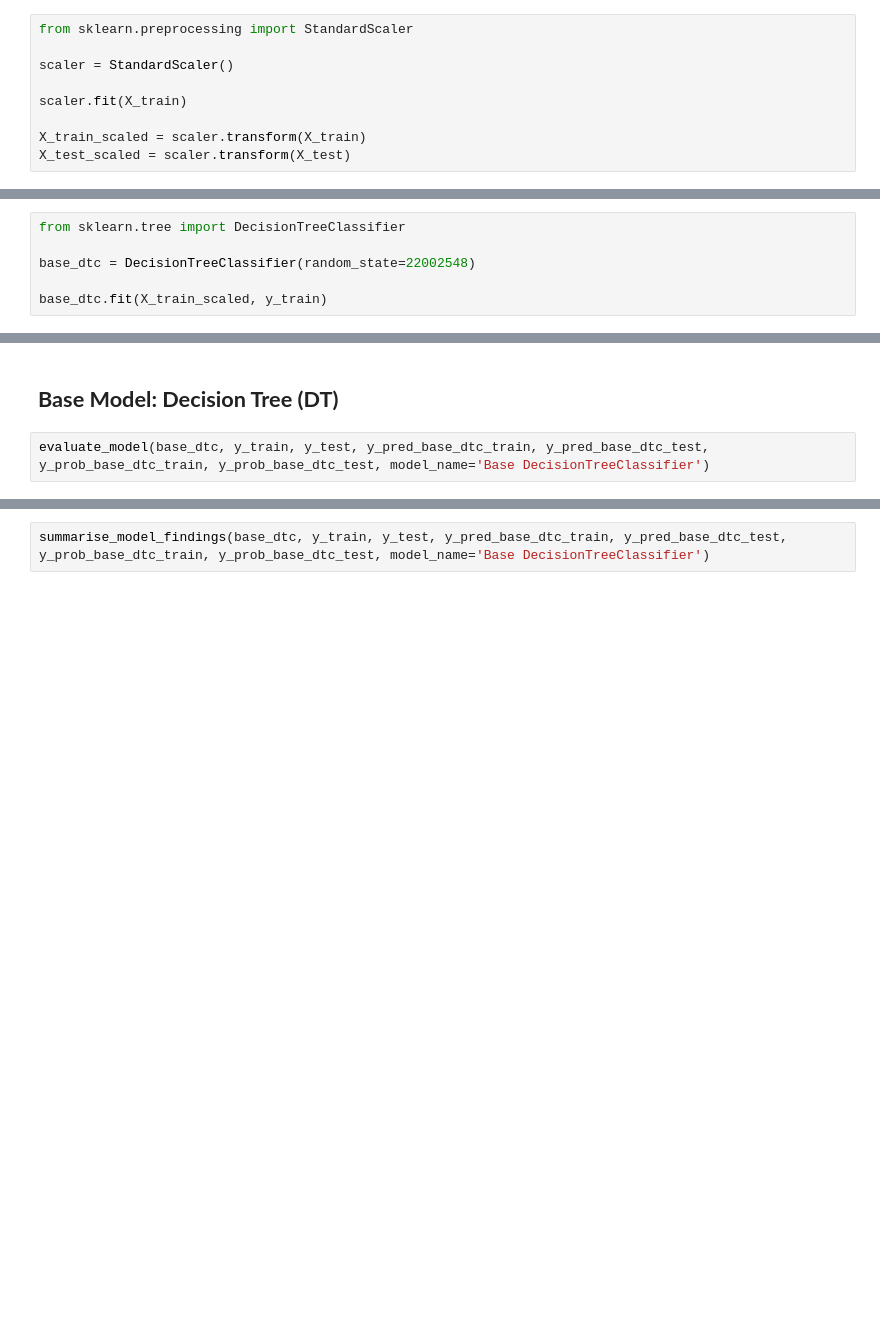
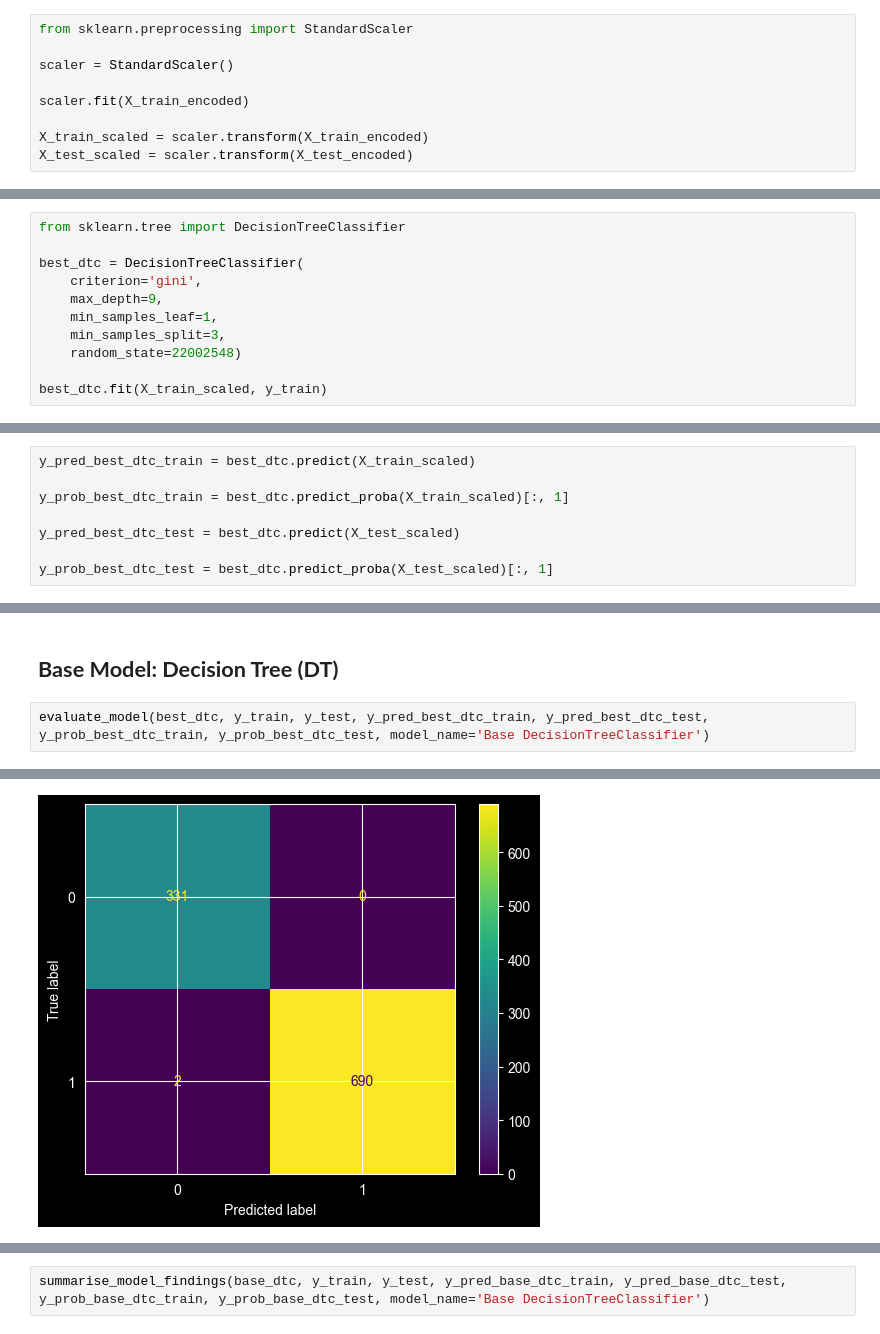
Before and after one commit to hazhalim/dmw-group-project, a Jupyter notebook: WIE3007_Group_Project_Group_11.ipynb, the cells around one changed output, grey strips where cells are left out. Saved outputs shown, nothing was run; the diff lists cells and outputs as text; blank space fills up the shorter version.

```diff
--- a/WIE3007_Group_Project_Group_11.ipynb
+++ b/WIE3007_Group_Project_Group_11.ipynb
@@ -439,19 +522,13 @@ from sklearn.preprocessing import StandardScaler
 
 scaler = StandardScaler()
 
-scaler.fit(X_train)
+scaler.fit(X_train_encoded)
 
-X_train_scaled = scaler.transform(X_train)
-X_test_scaled = scaler.transform(X_test)
+X_train_scaled = scaler.transform(X_train_encoded)
+X_test_scaled = scaler.transform(X_test_encoded)
 # %% [markdown]
 # **Predictive Model Development**
 
 Show examples of underfitting and overfitting, and how to overcome those scenarios. Compare your model with at least two models (is the model performance  underfitting/overfitting/close fit compared to at least two other models).
 # %% [markdown]
 ## **Base Model: Decision Tree (DT)**
-# %%
-from sklearn.tree import DecisionTreeClassifier
-
-base_dtc = DecisionTreeClassifier(random_state=22002548)
-
-base_dtc.fit(X_train_scaled, y_train)
@@ -500,0 +612,11 @@ y_prob_overfit_dtc_test = overfit_dtc.predict_proba(X_test_scaled)[:, 1]
+# %%
+from sklearn.tree import DecisionTreeClassifier
+
+best_dtc = DecisionTreeClassifier(
+    criterion='gini',
+    max_depth=9,
+    min_samples_leaf=1,
+    min_samples_split=3,
+    random_state=22002548)
+
+best_dtc.fit(X_train_scaled, y_train)
@@ -501,3 +625,11 @@ y_prob_overfit_dtc_test = overfit_dtc.predict_proba(X_test_scaled)[:, 1]
+# %%
+y_pred_best_dtc_train = best_dtc.predict(X_train_scaled)
+
+y_prob_best_dtc_train = best_dtc.predict_proba(X_train_scaled)[:, 1]
+
+y_pred_best_dtc_test = best_dtc.predict(X_test_scaled)
+
+y_prob_best_dtc_test = best_dtc.predict_proba(X_test_scaled)[:, 1]
 # %% [markdown]
 ## **Bagging Model (DT with Bagging)**
 # %% [markdown]
@@ -665,4 +797,5 @@ def summarise_model_findings(model, y_train, y_test, y_pred_train, y_pred_test,
 # %% [markdown]
 ## **Base Model: Decision Tree (DT)**
 # %%
-evaluate_model(base_dtc, y_train, y_test, y_pred_base_dtc_train, y_pred_base_dtc_test, y_prob_base_dtc_train, y_prob_base_dtc_test, model_name='Base DecisionTreeClassifier')
+evaluate_model(best_dtc, y_train, y_test, y_pred_best_dtc_train, y_pred_best_dtc_test, y_prob_best_dtc_train, y_prob_best_dtc_test, model_name='Base DecisionTreeClassifier')
+# %% [output]
@@ -668,0 +816 @@ evaluate_model(base_dtc, y_train, y_test, y_pred_base_dtc_train, y_pred_base_dtc
+[figure, added]
```
Also changed, not shown: parts of 19 cells of this notebook.
